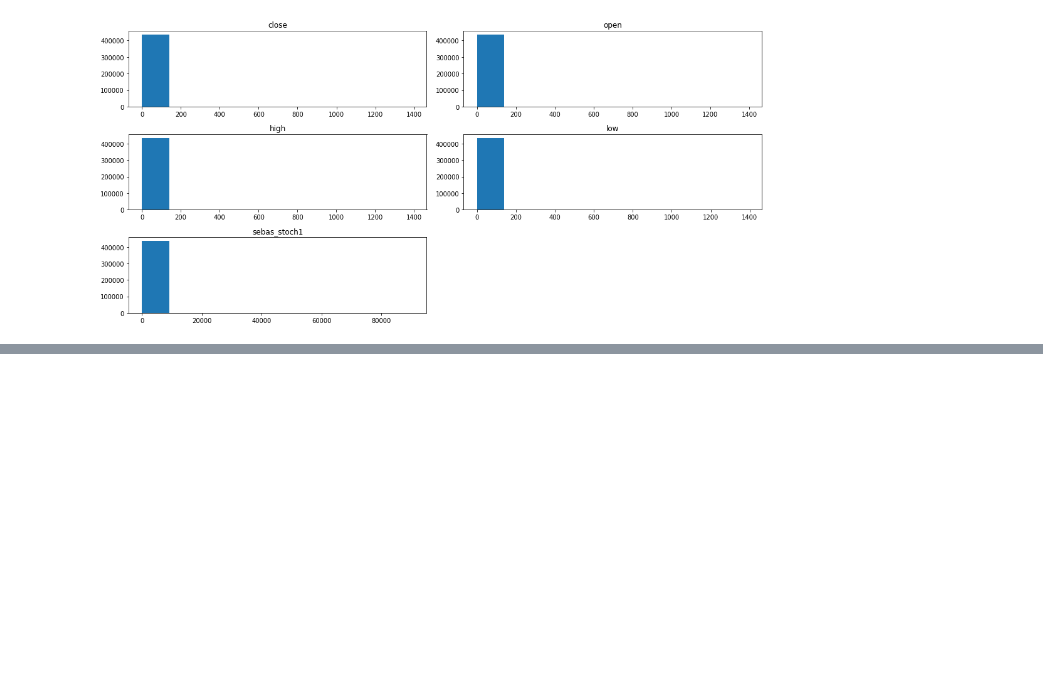
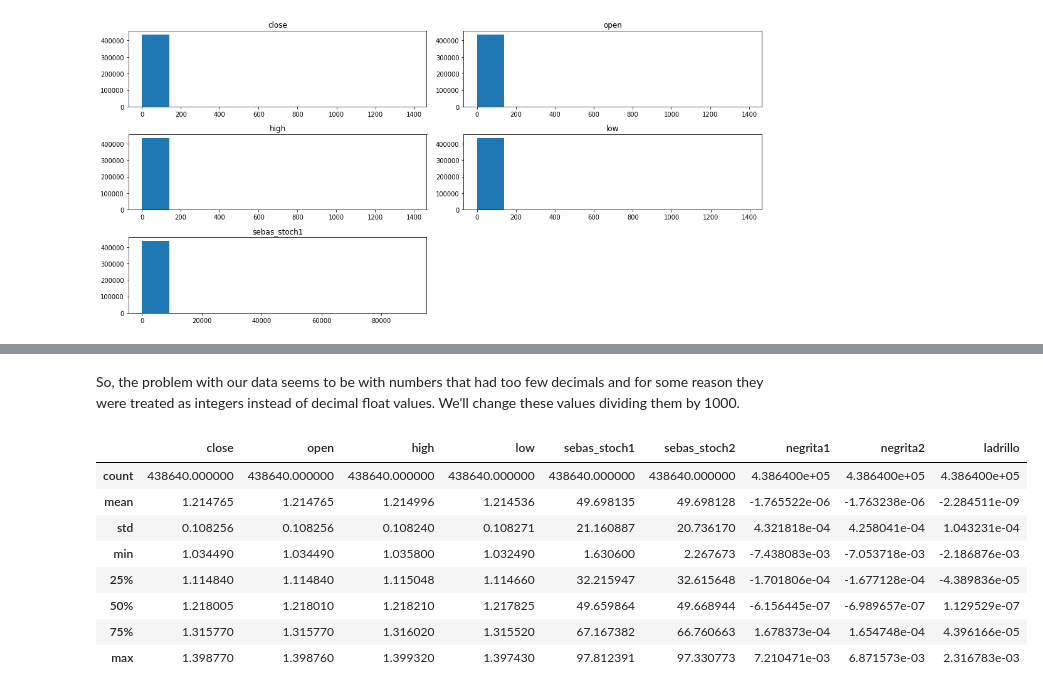
Before and after one commit to mathetes87/machine-learning-1, a Jupyter notebook: projects/capstone/Forex Predict/Preprocess data.ipynb, the cells around one changed output, grey strips where cells are left out. Drawn from its saved outputs; the diff is of its cells as text; code cells hidden in the pictures; blank space fills up the shorter version.

```diff
--- a/projects/capstone/Forex Predict/Preprocess data.ipynb
+++ b/projects/capstone/Forex Predict/Preprocess data.ipynb
@@ -58,0 +74,25 @@ KeyError: 0
+# %% [markdown]
+So, the problem with our data seems to be with numbers that had too few decimals and for some reason they were treated as integers instead of decimal float values. We'll change these values dividing them by 1000.
+# %%
+# we will modify only the affected columns' values
+for j in range(1,6):
+    # to speed things up we first sort the column, so we don't compare to all the rows
+    data_sorted = data.sort_values(data.columns[j], ascending=False, inplace=False)
+
+    for i, row in data_sorted.iterrows():
+        if row[j] > 1000:
+            data.iloc[i, j] /= 1000
+        else:
+            # break loop for this column
+            break
+data.describe()
+# %% [output]
+|  | close | open | high | low | sebas_stoch1 | sebas_stoch2 | negrita1 | negrita2 | ladrillo |
+| count | 438640.000000 | 438640.000000 | 438640.000000 | 438640.000000 | 438640.000000 | 438640.000000 | 4.386400e+05 | 4.386400e+05 | 4.386400e+05 |
+| mean | 1.214765 | 1.214765 | 1.214996 | 1.214536 | 49.698135 | 49.698128 | -1.765522e-06 | -1.763238e-06 | -2.284511e-09 |
+| std | 0.108256 | 0.108256 | 0.108240 | 0.108271 | 21.160887 | 20.736170 | 4.321818e-04 | 4.258041e-04 | 1.043231e-04 |
+| min | 1.034490 | 1.034490 | 1.035800 | 1.032490 | 1.630600 | 2.267673 | -7.438083e-03 | -7.053718e-03 | -2.186876e-03 |
+| 25% | 1.114840 | 1.114840 | 1.115048 | 1.114660 | 32.215947 | 32.615648 | -1.701806e-04 | -1.677128e-04 | -4.389836e-05 |
+| 50% | 1.218005 | 1.218010 | 1.218210 | 1.217825 | 49.659864 | 49.668944 | -6.156445e-07 | -6.989657e-07 | 1.129529e-07 |
+| 75% | 1.315770 | 1.315770 | 1.316020 | 1.315520 | 67.167382 | 66.760663 | 1.678373e-04 | 1.654748e-04 | 4.396166e-05 |
+| max | 1.398770 | 1.398760 | 1.399320 | 1.397430 | 97.812391 | 97.330773 | 7.210471e-03 | 6.871573e-03 | 2.316783e-03 |
```
Also changed, not shown: parts of 10 cells of this notebook, 1 other file.
